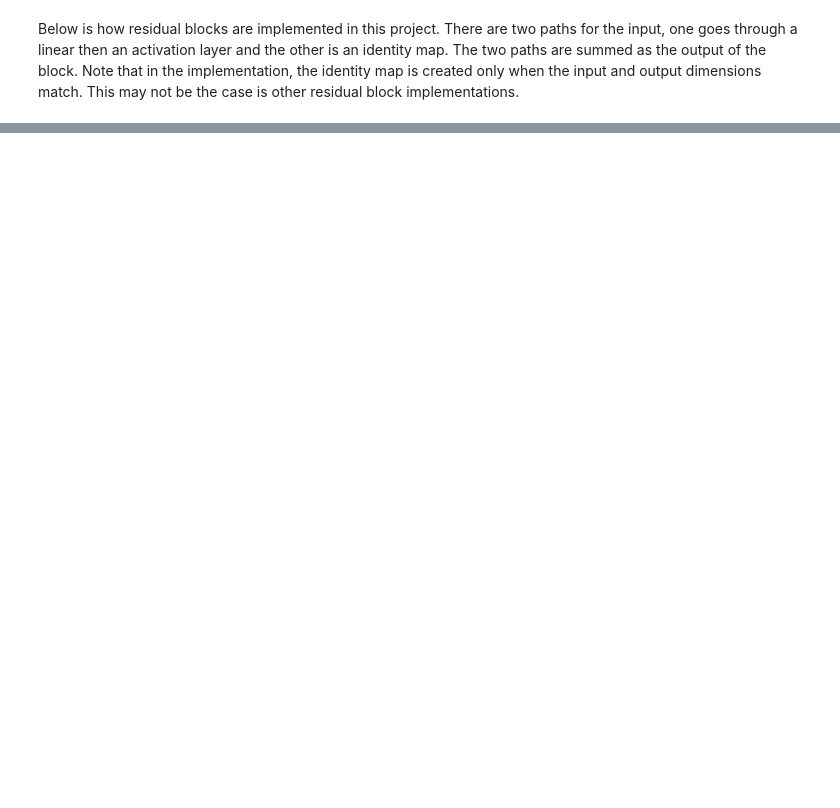
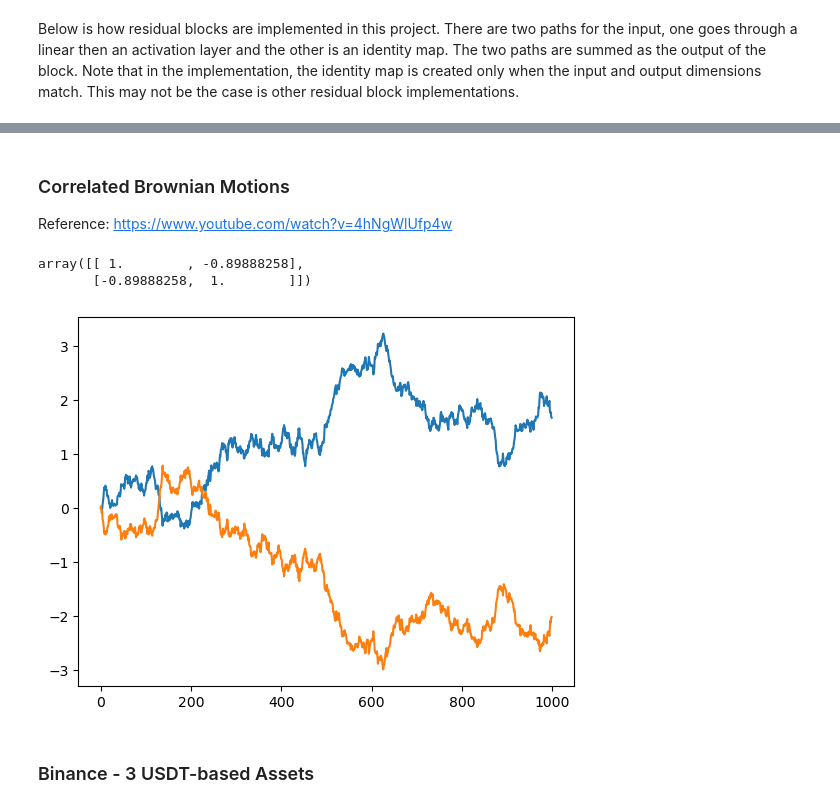
Before and after one commit to the-salty-austin/FinanceSigWGAN, a Jupyter notebook: notes.ipynb, the cells around one changed output, grey strips where cells are left out. Drawn from its saved outputs; the diff is of its cells as text; code cells hidden in the pictures; blank space fills up the shorter version.

```diff
--- a/notes.ipynb
+++ b/notes.ipynb
@@ -779,0 +1101,3 @@ $x_{ \text{fake future} }$
+# %% [markdown]
+### Correlated Brownian Motions
+Reference: https://www.youtube.com/watch?v=4hNgWlUfp4w
@@ -779,0 +1107,28 @@ $x_{ \text{fake future} }$
+# %%
+rho = -0.9
+
+# correlation matrix
+C   = np.array([
+    [1, rho],
+    [rho, 1]
+])
+
+L = np.linalg.cholesky(C) # Cholesky Decomposition
+dt = 1/252
+# %%
+X = np.random.normal(0, dt**(1/2), (2, 1000)) # Brownian Motion - 1000 daily time steps for 2 assets
+CX = np.dot(L, X) #correlated paths
+# %%
+np.corrcoef(CX)
+# %% [output]
+array([[ 1.        , -0.89888258],
+       [-0.89888258,  1.        ]])
+# %%
+for path in CX:
+    plt.plot(path.cumsum())
+
+plt.savefig(f".\datasets\CorrelatedBrownian\\test.png")
+# %% [output]
+[figure, added]
+# %% [markdown]
+### Binance - 3 USDT-based Assets
```
Also changed, not shown: parts of 88 cells of this notebook, 12 other files.
